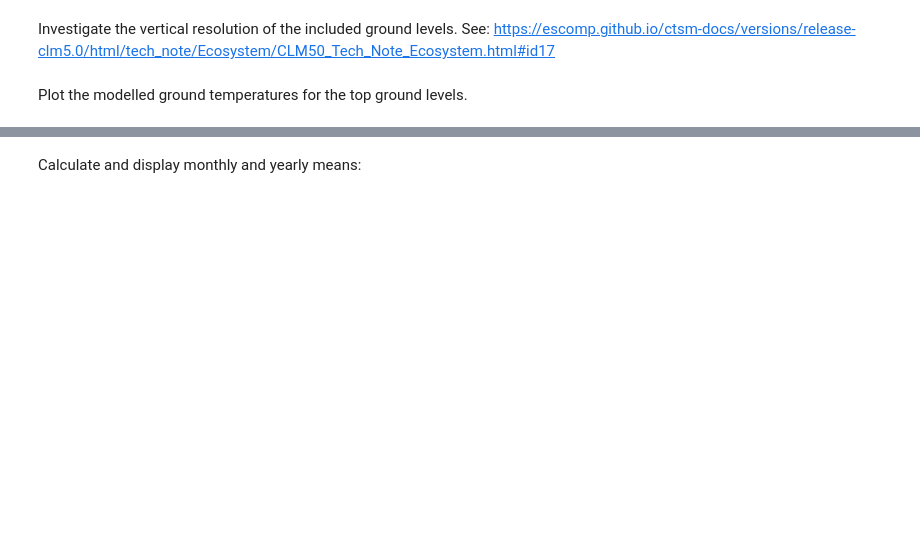
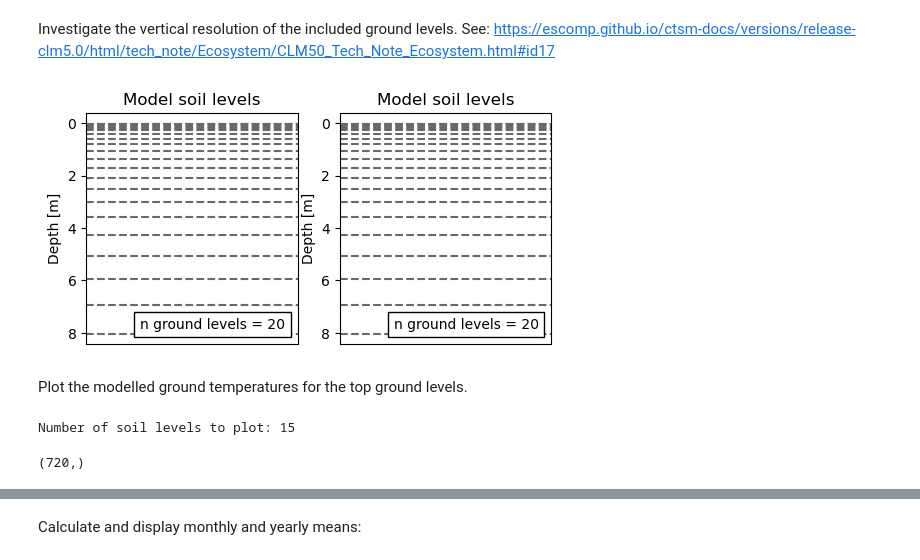
Before and after one commit to evalieungh/FATES_INCLINE, a Jupyter notebook: src/analysis_and_plotting/compare_model_to_obs_soil_moisture.ipynb, the cells around one changed output, grey strips where cells are left out. Saved outputs shown, nothing was run; the diff lists cells and outputs as text; code cells hidden in the pictures; blank space fills up the shorter version.

```diff
--- a/src/analysis_and_plotting/compare_model_to_obs_soil_moisture.ipynb
+++ b/src/analysis_and_plotting/compare_model_to_obs_soil_moisture.ipynb
@@ -86,5 +94,5 @@ We will extract modelled soil temperature from the CLM-FATES simulation output a
 The next code cells specify the variable name to look at, converts it from Kelvin to Cescius, and plots the depth levels in the soil column:
 # %%
 # Soil temperature history variable in CLM
-CLM_soil_temp = "TSOI"
+CLM_soil_water = "H2OSOI"
 # %%
@@ -101,27 +135,44 @@ https://escomp.github.io/ctsm-docs/versions/release-clm5.0/html/tech_note/Ecosys
 # %%
 from matplotlib.offsetbox import AnchoredText
 
-fig, ax = plt.subplots(figsize=(3, 3))
+# list simulations to include
+simulations = ['DB', 'IB']
 
-for ground_level in DB_soil_temp.levgrnd.values:
+# Instantiate plot
+fig, axes = plt.subplots(
+    nrows=1,
+    ncols=2,
+    figsize=(6, 3)
+)
 
-    ax.axhline(ground_level,
-               color="#696969",
-               linestyle="dashed",
-              )
-# Plot layout
-ax.set_title("Model ground levels")
-ax.set_ylabel("Depth [m]")
-ax.get_xaxis().set_visible(False)
-ax.invert_yaxis()
+for i, simulation in enumerate(simulations):
+    ax = axes[i]
 
-# Add text box to show number of ground levels
-anchored_text = AnchoredText(f"n ground levels = {len(DB_soil_temp.levgrnd.values)}", loc=4)
-ax.add_artist(anchored_text)
+    for ground_level in data[simulation][CLM_soil_water].levsoi.values:
+
+        ax.axhline(ground_level,
+                   color="#696969",
+                   linestyle="dashed",
+                  )
+    # Plot layout
+    ax.set_title("Model soil levels")
+    ax.set_ylabel("Depth [m]")
+    ax.get_xaxis().set_visible(False)
+    ax.invert_yaxis()
+
+    # Add text box to show number of ground levels
+    anchored_text = AnchoredText(f"n ground levels = {len(data[simulation][CLM_soil_water].levsoi.values)}", loc=4)
+    ax.add_artist(anchored_text)
+
+plt.show()
+# %% [output]
+[figure, added]
 # %% [markdown]
 Plot the modelled ground temperatures for the top ground levels.
 # %%
 # number of ground levels to plot
 max_depth = 5  # in meters
-idx_soil_layers_5m = (DB_soil_temp.levgrnd < max_depth).values.sum() - 1
-print("Number of ground levels to plot:", idx_soil_layers_5m)
+idx_soil_layers = (DB_soil_water.levsoi < max_depth).values.sum() - 1
+print("Number of soil levels to plot:", idx_soil_layers)
+# %% [output]
+Number of soil levels to plot: 15
@@ -131 +179,6 @@ DB_soil_temp['time'] = range(len(DB_soil_temp["time"]))
+# %%
+subset = data[simulation][CLM_soil_water].values.reshape(-1)
+subset.shape
+# %% [output]
+(720,)
 # %%
```
Also changed, not shown: parts of 30 cells of this notebook.
